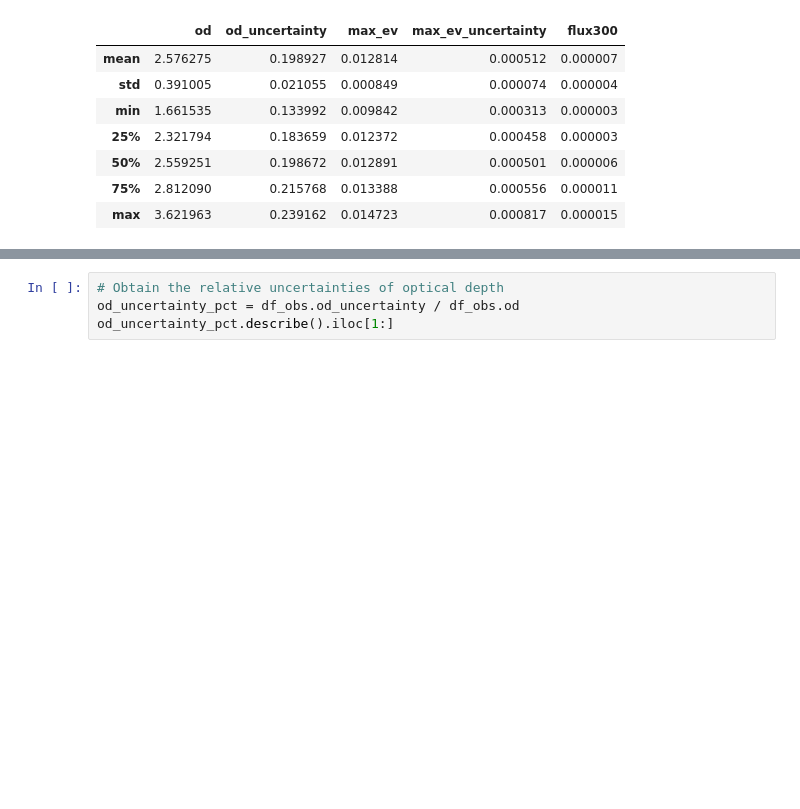
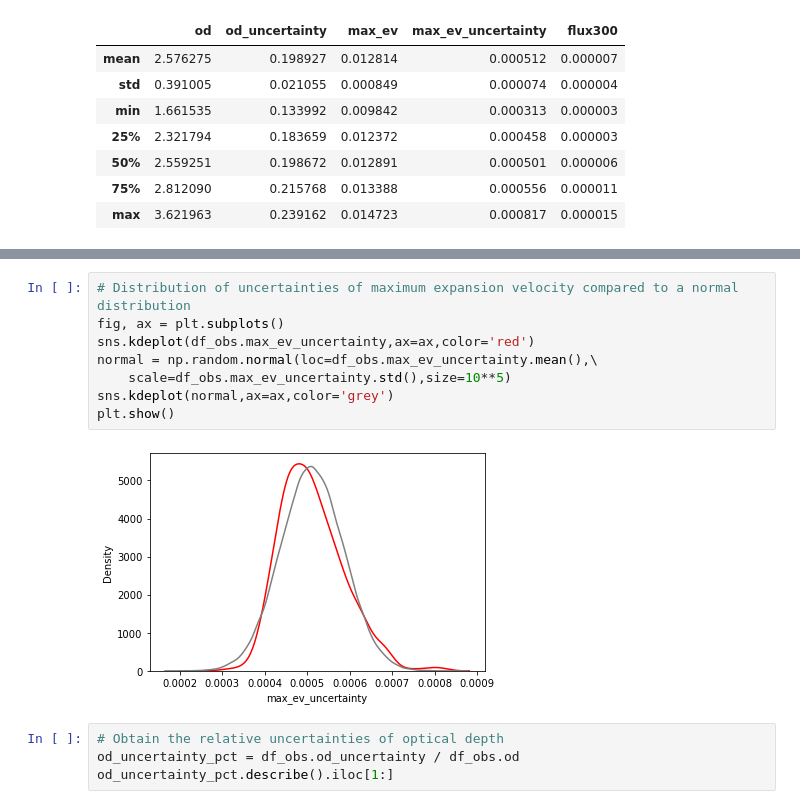
Before and after one commit to themattonthefloor/LOX, a Jupyter notebook: notebooks/student_evaluation.ipynb, the cells around one changed output, grey strips where cells are left out. Drawn from its saved outputs; the diff is of its cells as text; blank space fills up the shorter version.

```diff
--- a/notebooks/student_evaluation.ipynb
+++ b/notebooks/student_evaluation.ipynb
@@ -85,3 +99,13 @@ df_obs.describe().iloc[1:]
+# %%
+# Distribution of uncertainties of maximum expansion velocity compared to a normal distribution
+fig, ax = plt.subplots()
+sns.kdeplot(df_obs.max_ev_uncertainty,ax=ax,color='red')
+normal = np.random.normal(loc=df_obs.max_ev_uncertainty.mean(),\
+    scale=df_obs.max_ev_uncertainty.std(),size=10**5)
+sns.kdeplot(normal,ax=ax,color='grey')
+plt.show()
+# %% [output]
+[figure, added]
 # %%
 # Obtain the relative uncertainties of optical depth
 od_uncertainty_pct = df_obs.od_uncertainty / df_obs.od
```
Also changed, not shown: parts of 52 cells of this notebook.
